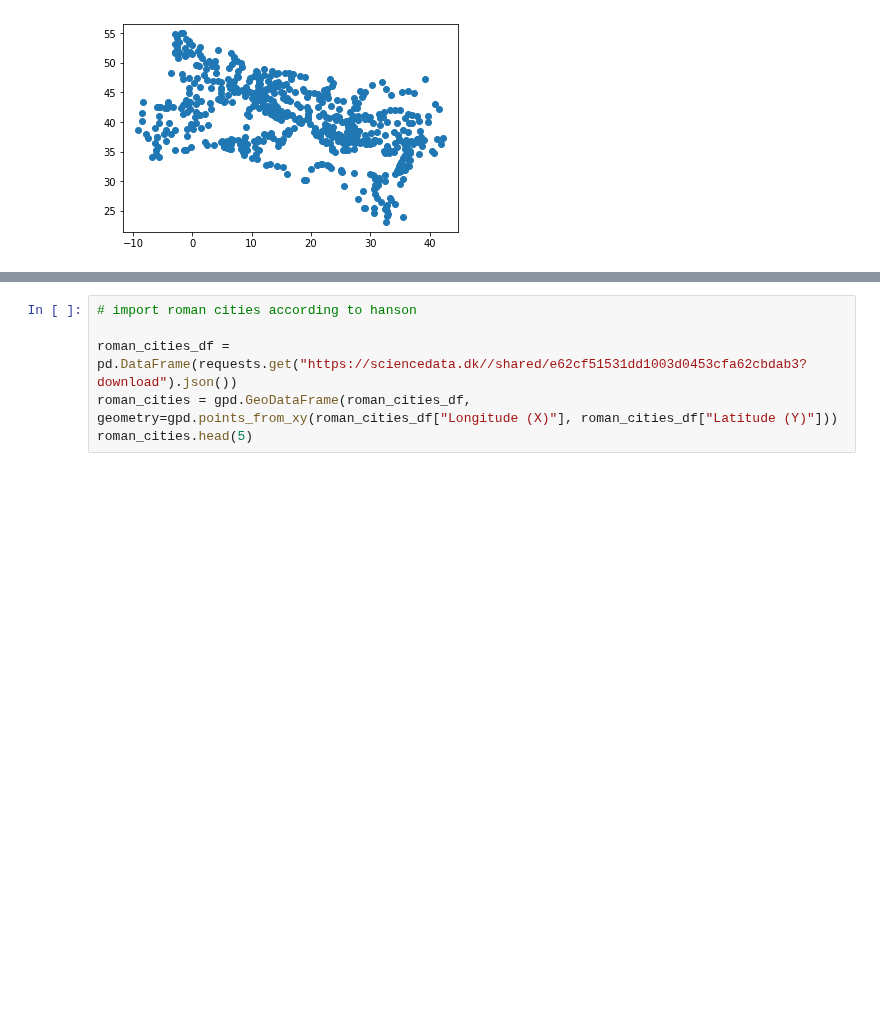
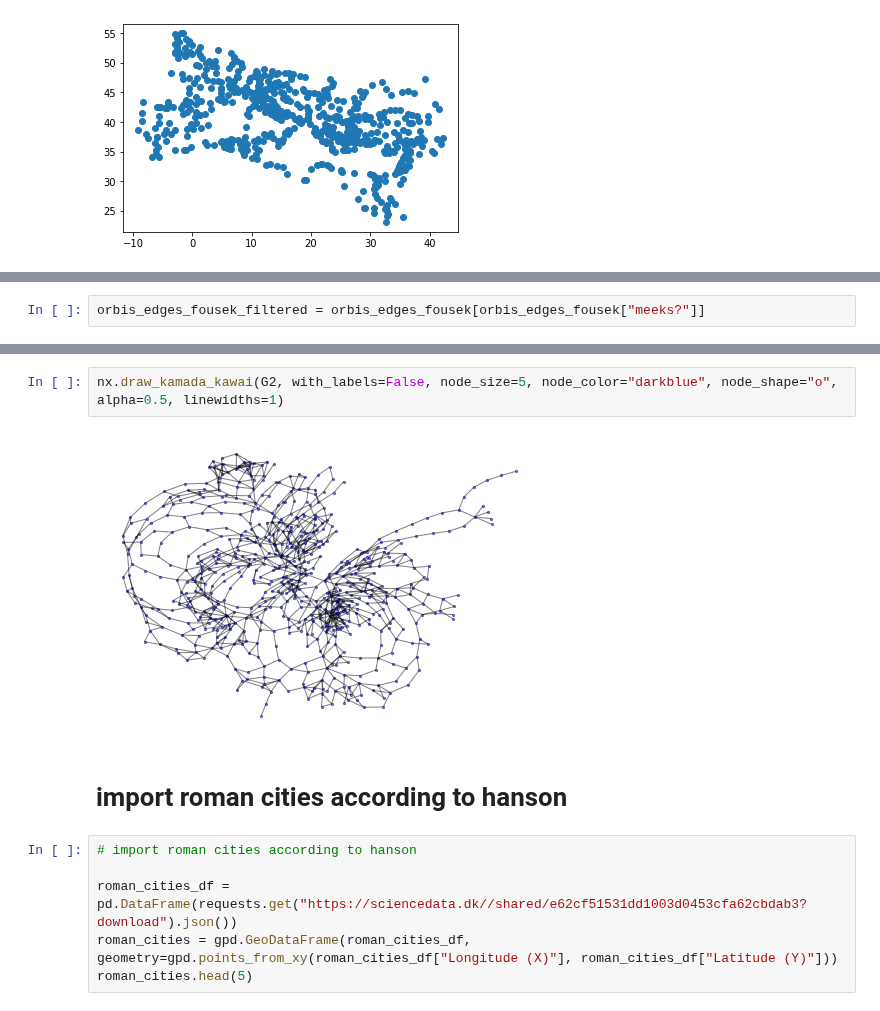
Before and after one commit to sdam-au/LI_ETL, a Jupyter notebook: scripts/MAPPING_ORBIS&HANSON&LIRE.ipynb, the cells around one changed output, grey strips where cells are left out. Saved outputs shown, nothing was run; the diff lists cells and outputs as text; blank space fills up the shorter version.

```diff
--- a/scripts/MAPPING_ORBIS&HANSON&LIRE.ipynb
+++ b/scripts/MAPPING_ORBIS&HANSON&LIRE.ipynb
@@ -62,0 +133,2 @@ orbis_nodes_g.plot()
+# %%
+orbis_edges_fousek_filtered = orbis_edges_fousek[orbis_edges_fousek["meeks?"]]
@@ -63,3 +157,9 @@ orbis_nodes_g.plot()
+# %%
+nx.draw_kamada_kawai(G2, with_labels=False, node_size=5, node_color="darkblue", node_shape="o", alpha=0.5, linewidths=1)
+# %% [output]
+[figure, added]
+# %% [markdown]
+# import roman cities according to hanson
 # %%
 # import roman cities according to hanson
 
```
Also changed, not shown: parts of 20 cells of this notebook.
